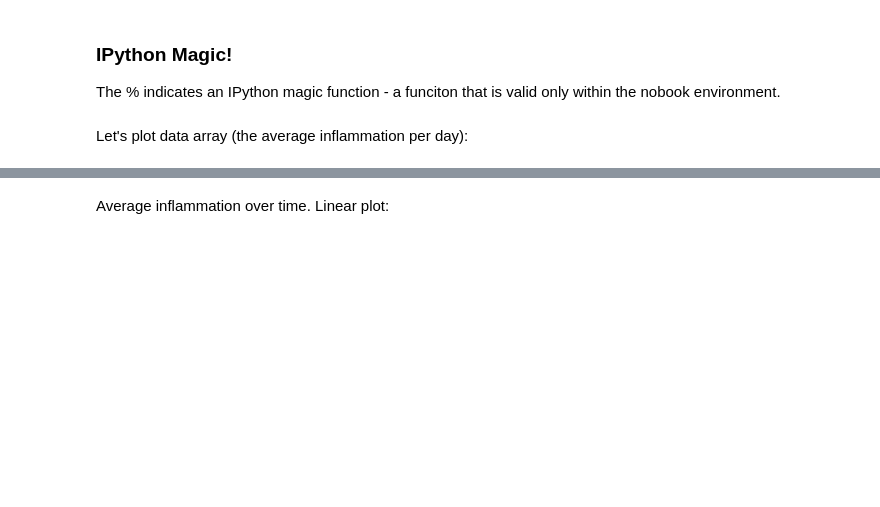
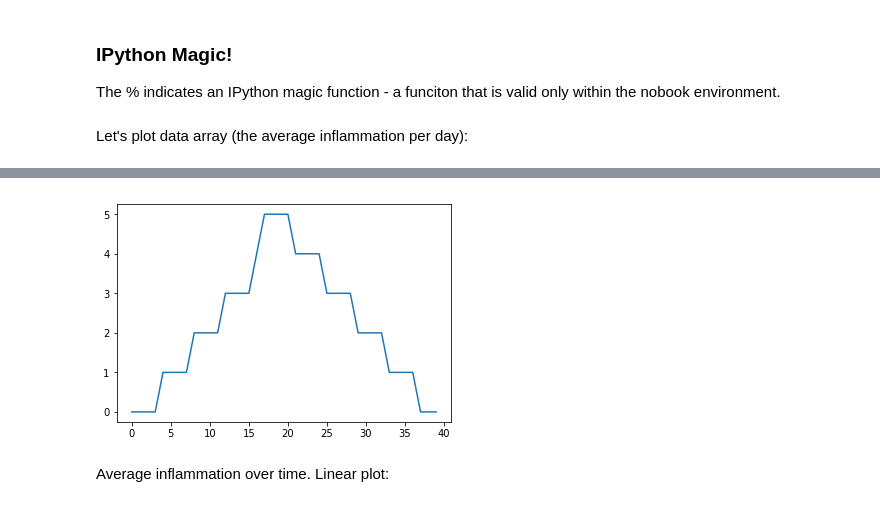
Before and after one commit to iipr-Master-Data-Science/scw_python_cftmat_2018, a Jupyter notebook: programming-with-python/ProgPy_Analyzing_Patient_Data.ipynb, the cells around one changed output, grey strips where cells are left out. Drawn from its saved outputs; the diff is of its cells as text; code cells hidden in the pictures; blank space fills up the shorter version.

```diff
--- a/programming-with-python/ProgPy_Analyzing_Patient_Data.ipynb
+++ b/programming-with-python/ProgPy_Analyzing_Patient_Data.ipynb
@@ -135,2 +339,7 @@ Let's plot data array (the average inflammation per day):
+# %%
+plt.plot(data.min(axis=0))
+plt.show()
+# %% [output]
+[figure, added]
 # %% [markdown]
 Average inflammation over time. Linear plot:
```
Also changed, not shown: parts of 51 cells of this notebook, 2 other files.
